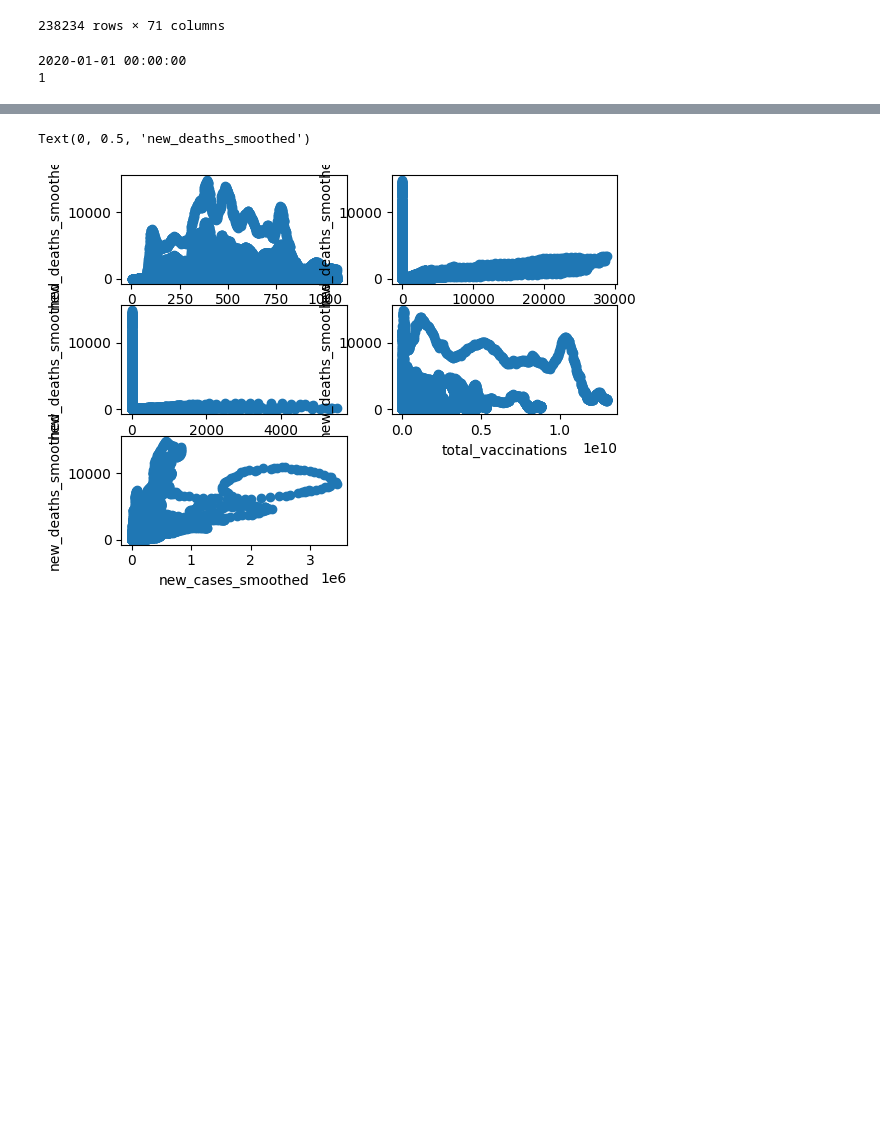
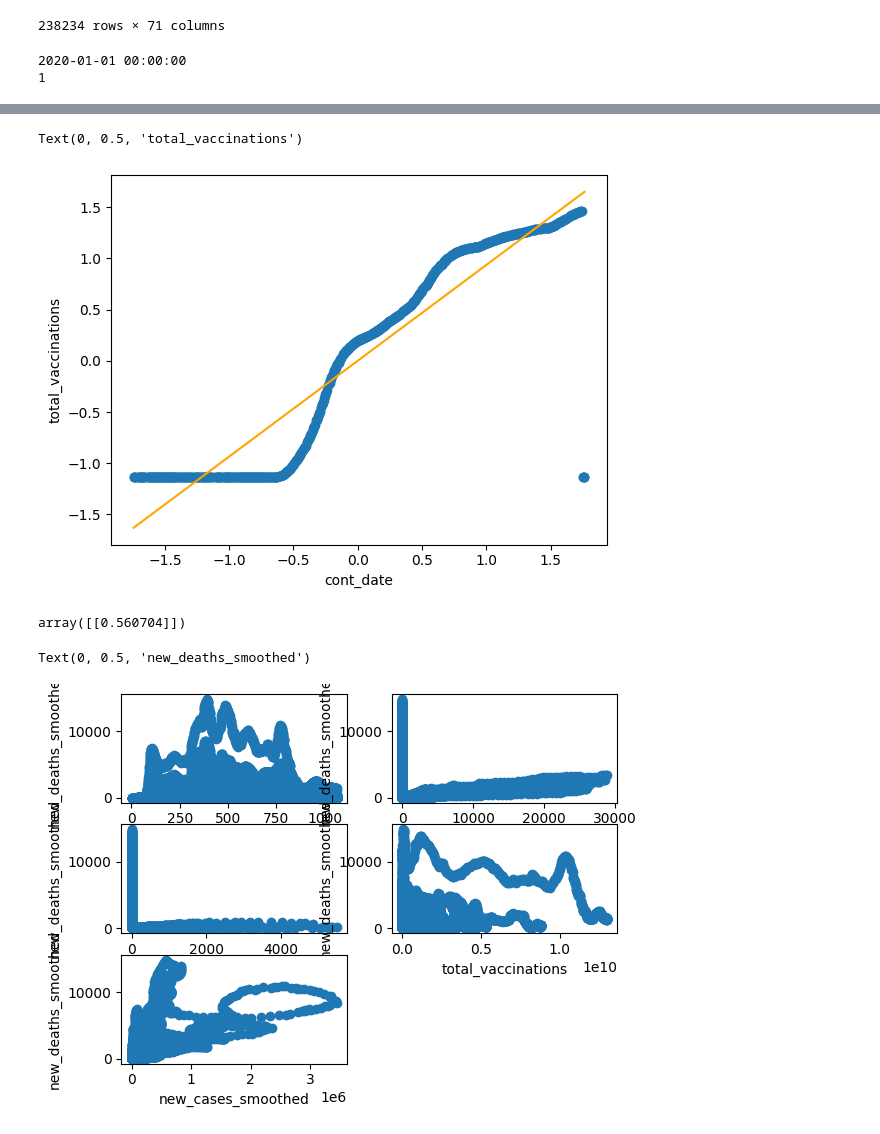
Before and after one commit to botztwo/Machine-Learning-Multiple-Linear-Regression-COVID19, a Jupyter notebook: super.ipynb, the cells around one changed output, grey strips where cells are left out. Drawn from its saved outputs; the diff is of its cells as text; code cells hidden in the pictures; blank space fills up the shorter version.

Commit message:
linear fit

```diff
--- a/super.ipynb
+++ b/super.ipynb
@@ -121,3 +121,33 @@ Text(0, 0.5, 'total_vaccinations')
+# %%
+from sklearn.model_selection import train_test_split
+X_train, X_test, y_train, y_test = train_test_split(X, Y, test_size=0.3, random_state=101)
+len(X_train)
+
+from sklearn import preprocessing
+x_scaler = preprocessing.StandardScaler().fit(X_train)
+X_train = x_scaler.transform(X_train)
+
+y_scaler = preprocessing.StandardScaler().fit(y_train)
+y_train = y_scaler.transform(y_train)
+
+from sklearn.linear_model import LinearRegression
+model=LinearRegression()
+model.fit(X_train , y_train)
+
+y_pred = model.predict(X_train)
+
+plt.scatter(X_train[:, 0], y_train)
+plt.plot([min(X_train[:, 0]), max(X_train[:, 0])], [min(y_pred), max(y_pred)], color="orange")
+plt.xlabel("cont_date")
+plt.ylabel("total_vaccinations")
+# %% [output]
+Text(0, 0.5, 'total_vaccinations')
+[figure, added]
+# %%
+input()
+model.predict([[0.6]])
+# %% [output]
+array([[0.560704]])
 # %%
 # Create two subplots
 plt.subplot(3,2, 1)
```
Also changed, not shown: parts of 5 cells of this notebook.
